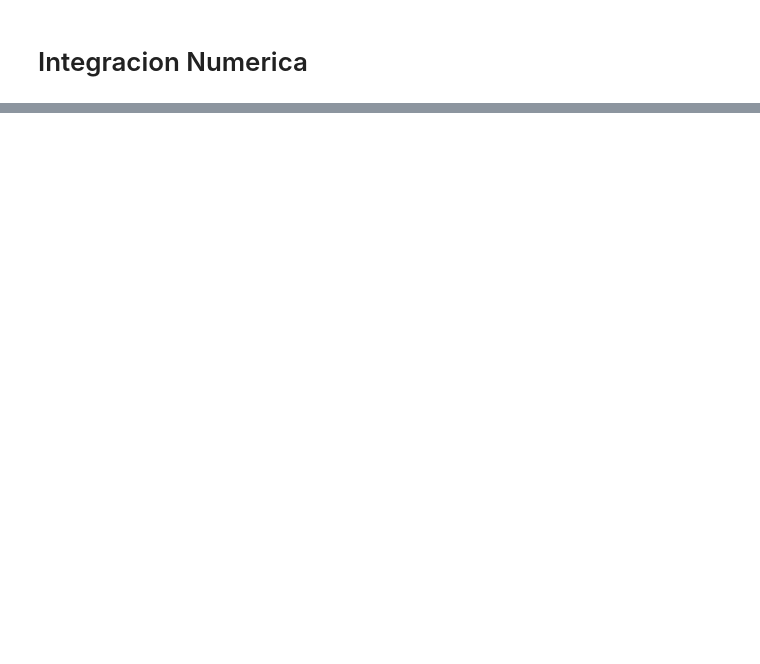
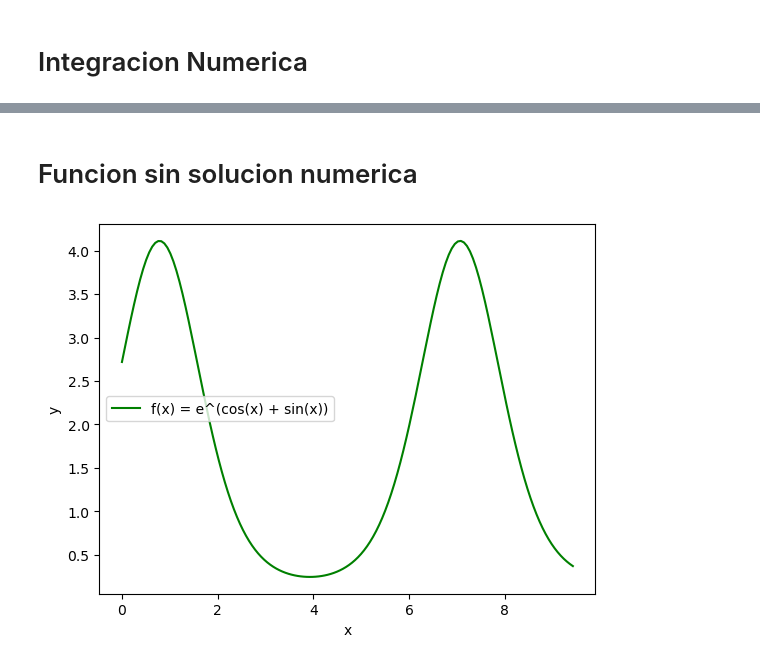
Before and after one commit to Eickyair/real_roots_analisis_numerico, a Jupyter notebook: polinomio_caracteristico.ipynb, the cells around one changed output, grey strips where cells are left out. Cells and saved outputs as stored; diff of their text form; code cells hidden in the pictures; blank space fills up the shorter version.

```diff
--- a/polinomio_caracteristico.ipynb
+++ b/polinomio_caracteristico.ipynb
@@ -697,0 +931,20 @@ def simpson3_8(x0, xn, n, f):
+# %% [markdown]
+# Funcion sin solucion numerica
+# %%
+from math import exp,cos,sin,pi
+def funcionSinSolucionAnalitica(x):
+    return exp(cos(x)+sin(x))
+
+x = np.linspace(0,3*pi, 150)
+# Crear la figura y los ejes
+fig, ax = plt.subplots()
+y = np.array([funcionSinSolucionAnalitica(xi) for xi in x ])
+# Graficar la función original en color rojo
+ax.plot(x, y, color='green', label='f(x) = e^(cos(x) + sin(x))')
+ax.legend()
+ax.set_xlabel('x')
+ax.set_ylabel('y')
+# Mostrar la gráfica
+plt.show()
+# %% [output]
+[figure, added]
```
Also changed, not shown: parts of 25 cells of this notebook, 2 other files.
